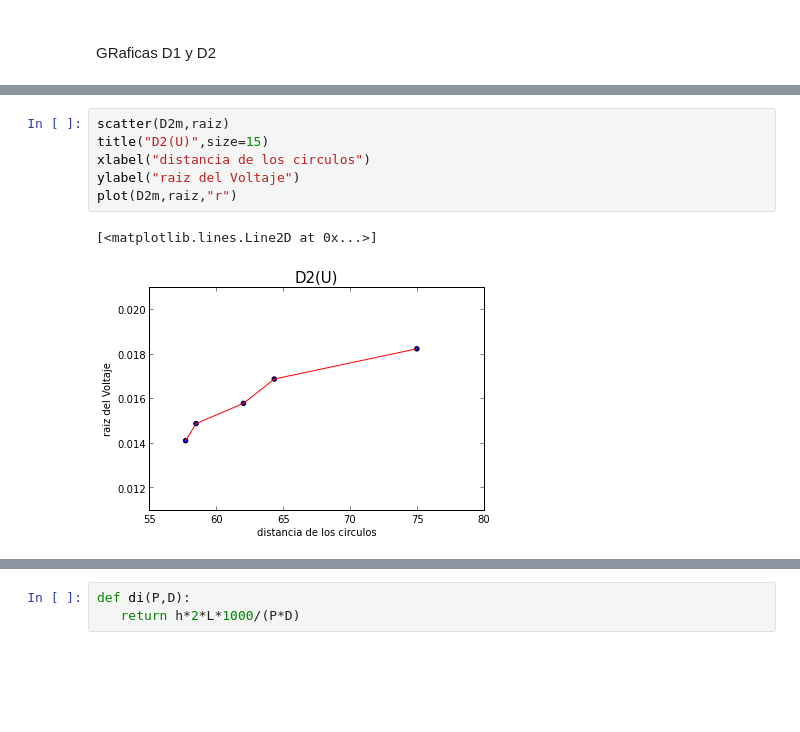
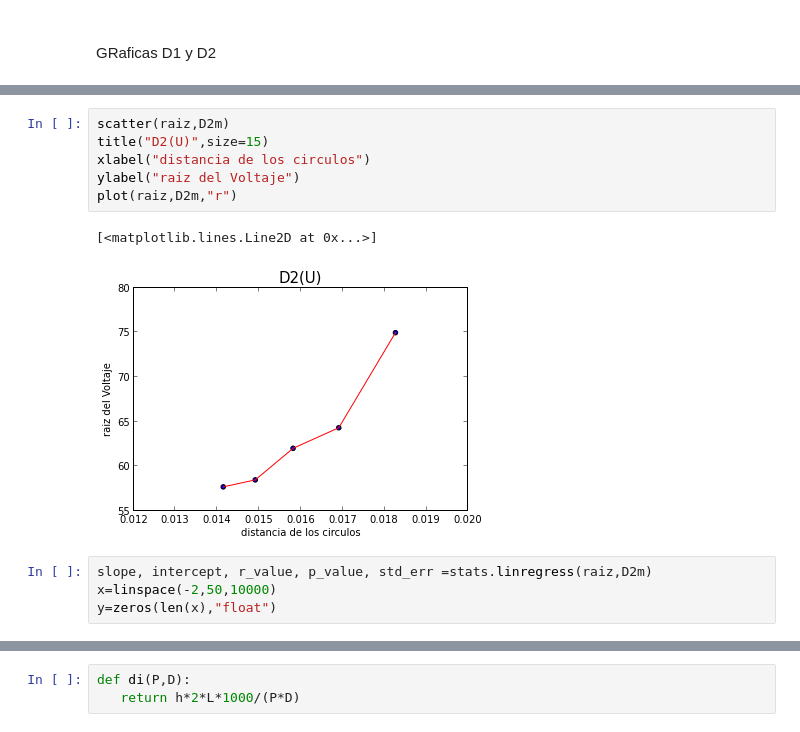
Before and after one commit to daniel-lozano/lab-intermedio, a Jupyter notebook: Difraccion.ipynb, the cells around one changed output, grey strips where cells are left out. Saved outputs shown, nothing was run; the diff lists cells and outputs as text; blank space fills up the shorter version.

```diff
--- a/Difraccion.ipynb
+++ b/Difraccion.ipynb
@@ -266,9 +293,13 @@ print D1m
 # %%
-scatter(D2m,raiz)
+scatter(raiz,D2m)
 title("D2(U)",size=15)
 xlabel("distancia de los circulos")
 ylabel("raiz del Voltaje")
-plot(D2m,raiz,"r")
+plot(raiz,D2m,"r")
 # %% [output]
 [<matplotlib.lines.Line2D at 0x...>]
-[figure, old version]
+[figure, new version]
+# %%
+slope, intercept, r_value, p_value, std_err =stats.linregress(raiz,D2m)
+x=linspace(-2,50,10000)
+y=zeros(len(x),"float")
```
Also changed, not shown: parts of 12 cells of this notebook, 3 other files.
